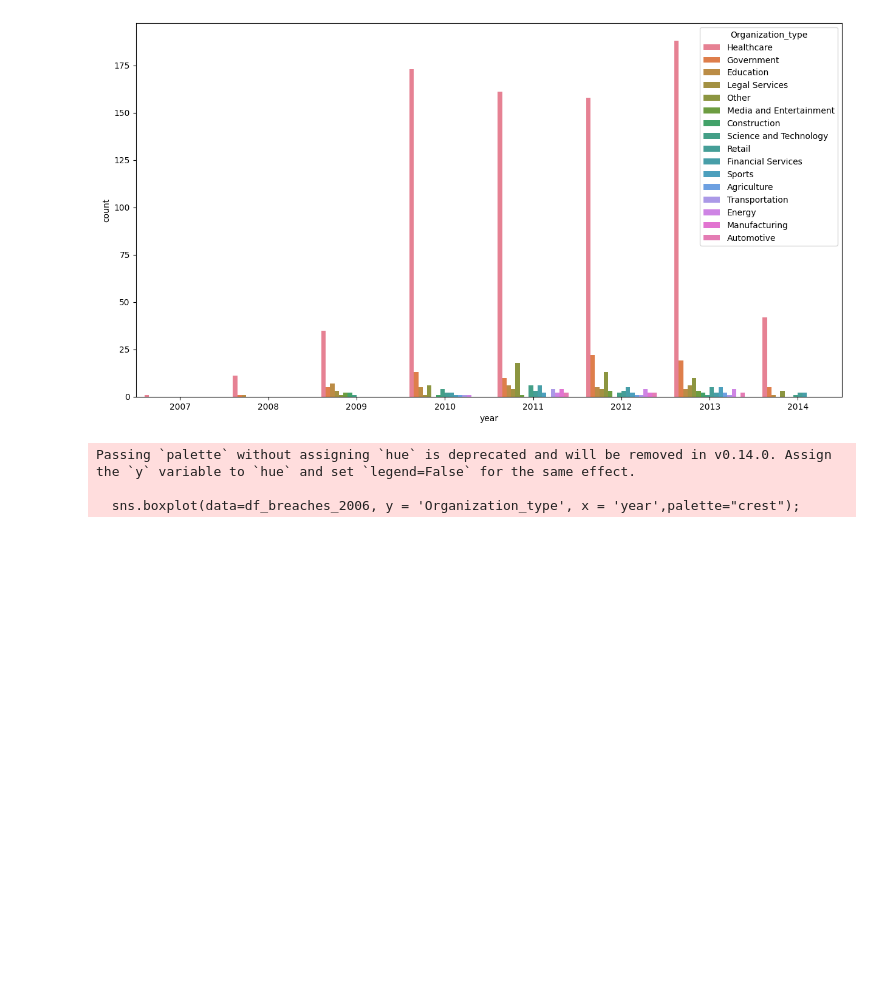
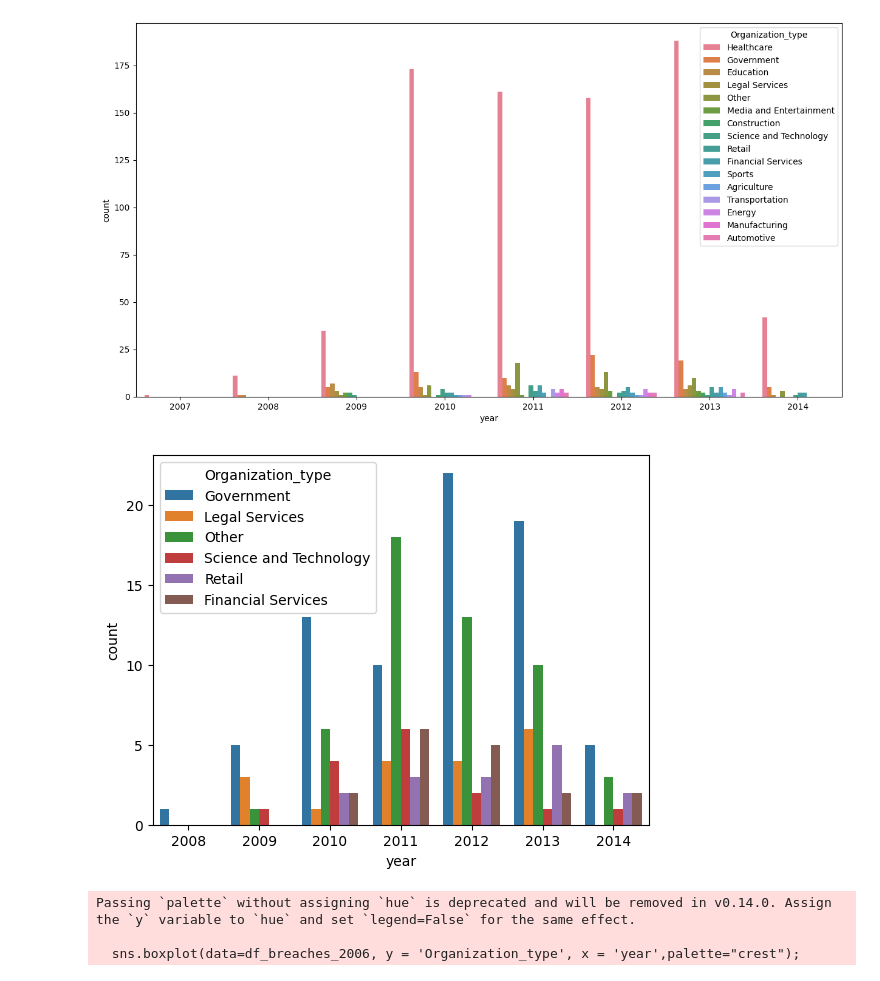
Before and after one commit to zeloitzik/DesmosBezierRenderer, a Jupyter notebook: Bagrut_project.ipynb, the cells around one changed output. Saved outputs shown, nothing was run; the diff lists cells and outputs as text; code cells hidden in the pictures; blank space fills up the shorter version.

```diff
--- a/Bagrut_project.ipynb
+++ b/Bagrut_project.ipynb
@@ -519,6 +519,12 @@ plt.figure(figsize=(15,8))
 sns.countplot(data = df_breaches_2006, x = 'year', hue = 'Organization_type');
 # %% [output]
 [figure]
+# %%
+df_without_healthcare = df_breaches_2006[df_breaches_2006['Organization_type'].isin(['Retail', 'Financial Services', 'Science and Technology','Government','Legal Services','Other'])]
+
+sns.countplot(data = df_without_healthcare , x = 'year', hue = 'Organization_type');
+# %% [output]
+[figure, added]
 # %%
 
 plt.figure(figsize=(10,5))
```
